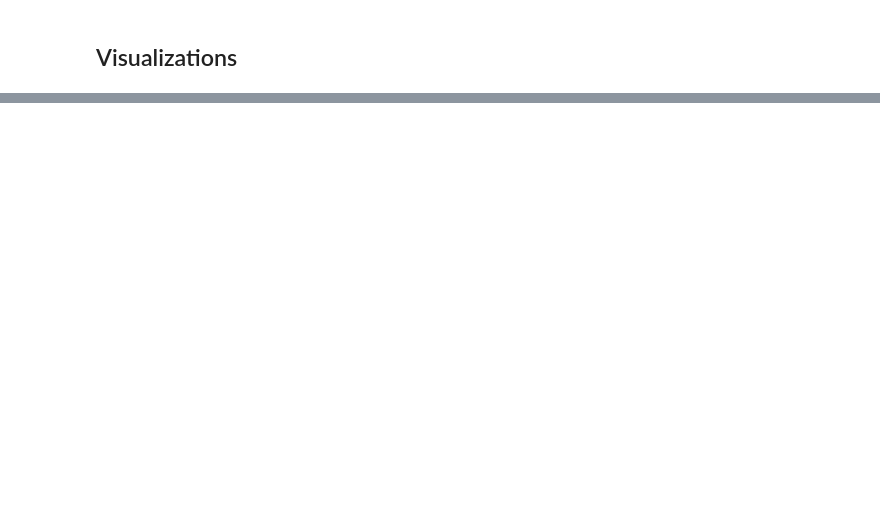
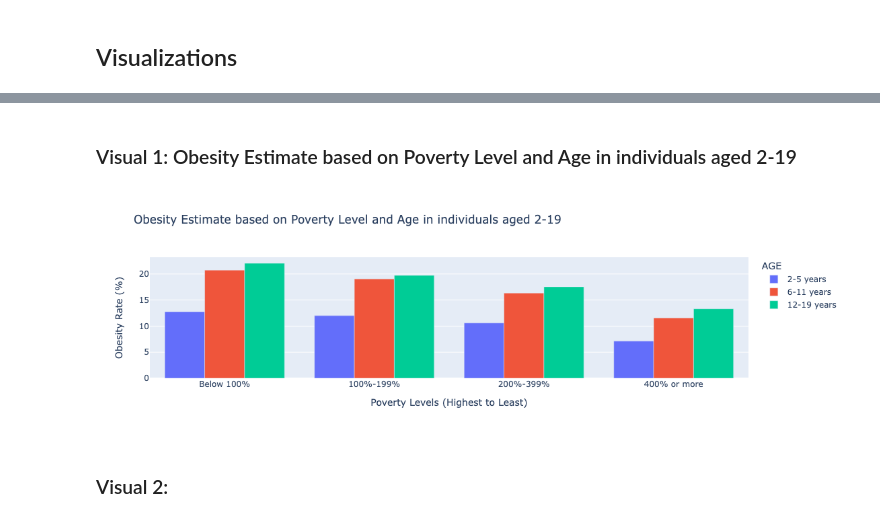
Before and after one commit to rafaymk02/Obesity-Factors-Analysis-US-, a Jupyter notebook: obesity_analysis_children.ipynb, the cells around one changed output, grey strips where cells are left out. Saved outputs shown, nothing was run; the diff lists cells and outputs as text; code cells hidden in the pictures; blank space fills up the shorter version.

```diff
--- a/obesity_analysis_children.ipynb
+++ b/obesity_analysis_children.ipynb
@@ -155,0 +73,19 @@ print(age_obesity.head())
+# %% [markdown]
+### Visual 1: Obesity Estimate based on Poverty Level and Age in individuals aged 2-19
+# %%
+def obesity_Visual1(df):
+    df = df.loc[df['AGE'] != '2-19 years']
+    df['AGE'] = pd.Categorical(df['AGE'], categories=['2-5 years', '6-11 years', '12-19 years'], ordered = False)
+    df['STUB_LABEL'] = pd.Categorical(df['STUB_LABEL'], categories=['Below 100%', '100%-199%', '200%-399%', '400% or more'], ordered = False)
+    estimatePerYear = (df.groupby(['STUB_LABEL', 'AGE'])['ESTIMATE'].sum() / df.groupby(['STUB_LABEL', 'AGE'])['ESTIMATE'].count()).reset_index()
+    fig = px.bar(estimatePerYear, x="STUB_LABEL", y="ESTIMATE", color="AGE",
+                 title="Obesity Estimate based on Poverty Level and Age in individuals aged 2-19",
+                 labels={'STUB_LABEL': 'Poverty Levels (Highest to Least)', 'ESTIMATE': 'Obesity Rate (%)'},
+                 barmode='group')
+
+    fig.show()
+obesity_Visual1(poverty_obesity)
+# %% [output]
+[figure, added]
+# %% [markdown]
+### Visual 2:
```
Also changed, not shown: parts of 15 cells of this notebook, 2 other files.
